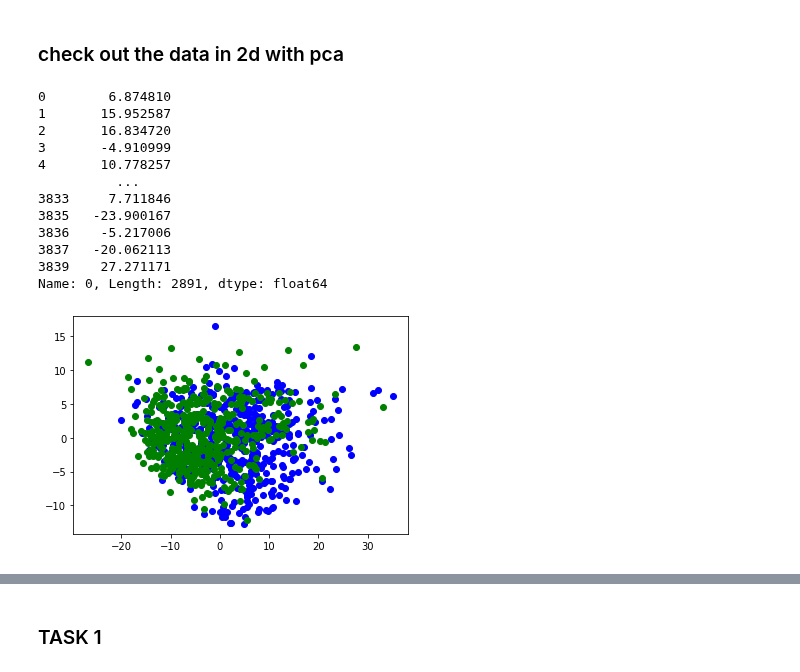
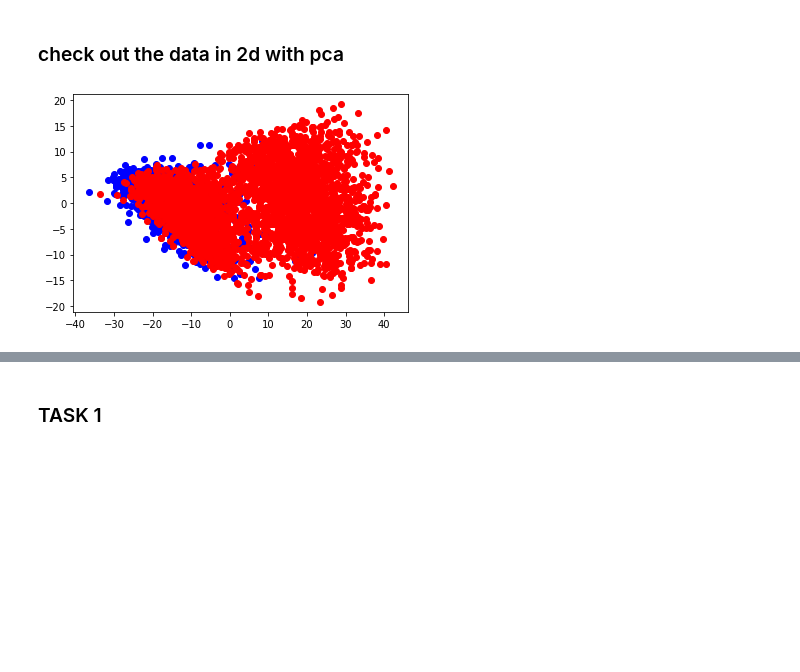
Before and after one commit to LukeAndrewSmith/AML, a Jupyter notebook: Task_2/Solution/Pipelines/1_twostep_classification.ipynb, the cells around one changed output, grey strips where cells are left out. Cells and saved outputs as stored; diff of their text form; code cells hidden in the pictures; blank space fills up the shorter version.

```diff
--- a/Task_2/Solution/Pipelines/1_twostep_classification.ipynb
+++ b/Task_2/Solution/Pipelines/1_twostep_classification.ipynb
@@ -124,39 +126,27 @@ X_1, y_1, X_2, y_2 = two_step_utils.transform(x_train,y_train)
 ### check out the data in 2d with pca
 # %%
 pca = PCA(n_components=2)
-pca.fit(X_2)
-X_pca = pca.transform(X_2)
+pca.fit(X_1)
+X_pca = pca.transform(X_1)
 X_pca = pd.DataFrame(X_pca)
-#idx_1 = np.where(y_2.y == 1)
-idx_0 = np.where(y_2.y == 0)
-idx_2 = np.where(y_2.y == 2)
+idx_1 = np.where(y_1.y == 1)
+idx_0 = np.where(y_1.y == 0)
+#idx_2 = np.where(y_1.y == 2)
 
 class_0 = pd.DataFrame(X_pca.iloc[idx_0])
 
-#class_1 = pd.DataFrame(X_pca.iloc[idx_1])
-class_2 = pd.DataFrame(X_pca.iloc[idx_2])
+class_1 = pd.DataFrame(X_pca.iloc[idx_1])
+#class_2 = pd.DataFrame(X_pca.iloc[idx_2])
 
-print(class_1[0])
+#print(class_1[0])
 
 plt.scatter(class_0[0], class_0[1], c='b')
-#plt.scatter(class_1[0], class_1[1], c='r')
-plt.scatter(class_2[0], class_2[1], c='g')
+plt.scatter(class_1[0], class_1[1], c='r')
+#plt.scatter(class_2[0], class_2[1], c='g')
 
 plt.show()
 # %% [output]
-0        6.874810
-1       15.952587
-2       16.834720
-3       -4.910999
-4       10.778257
-          ...
-3833     7.711846
-3835   -23.900167
-3836    -5.217006
-3837   -20.062113
-3839    27.271171
-Name: 0, Length: 2891, dtype: float64
-[figure, old version]
+[figure, new version]
 # %%
 print(y_1.hist())
 print(y_2.hist())
```
Also changed, not shown: parts of 11 cells of this notebook, 7 other files.
